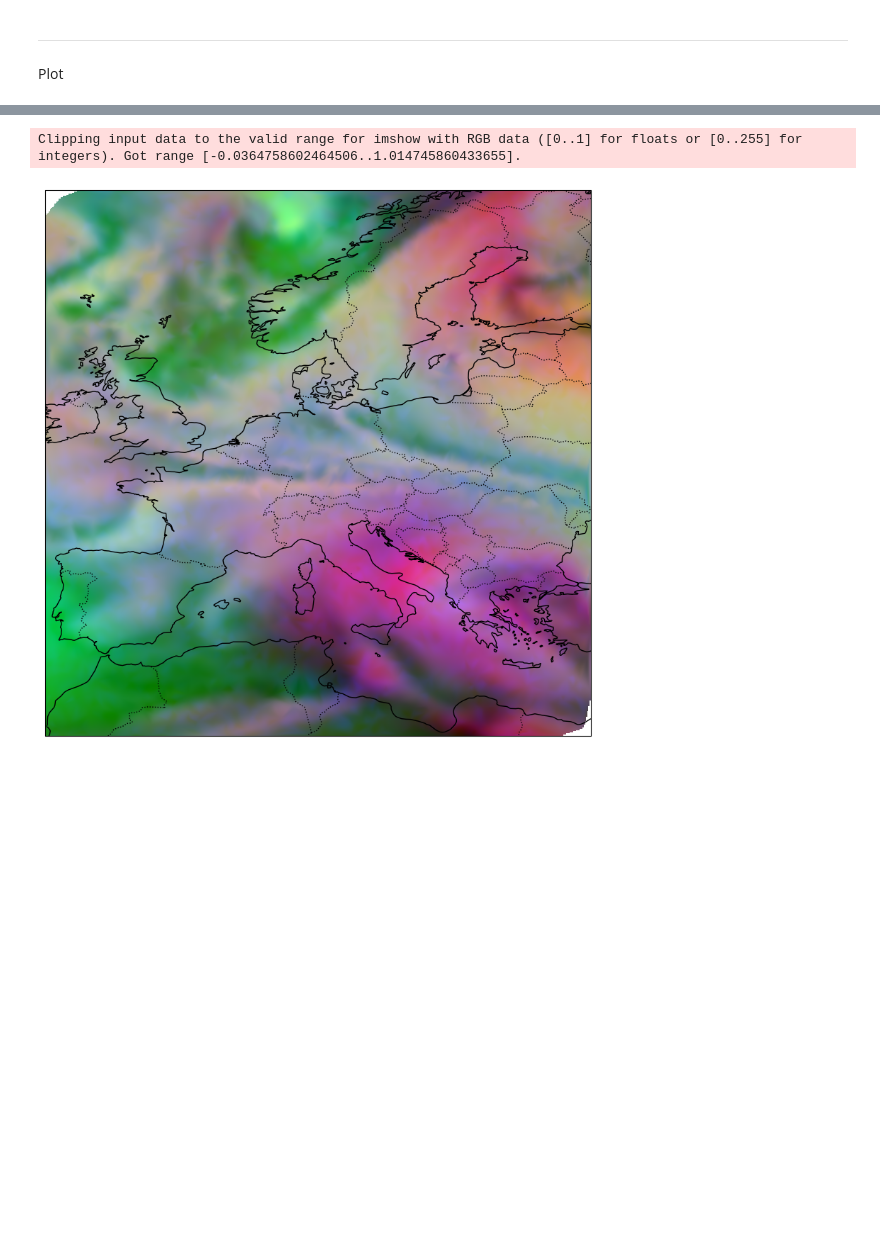
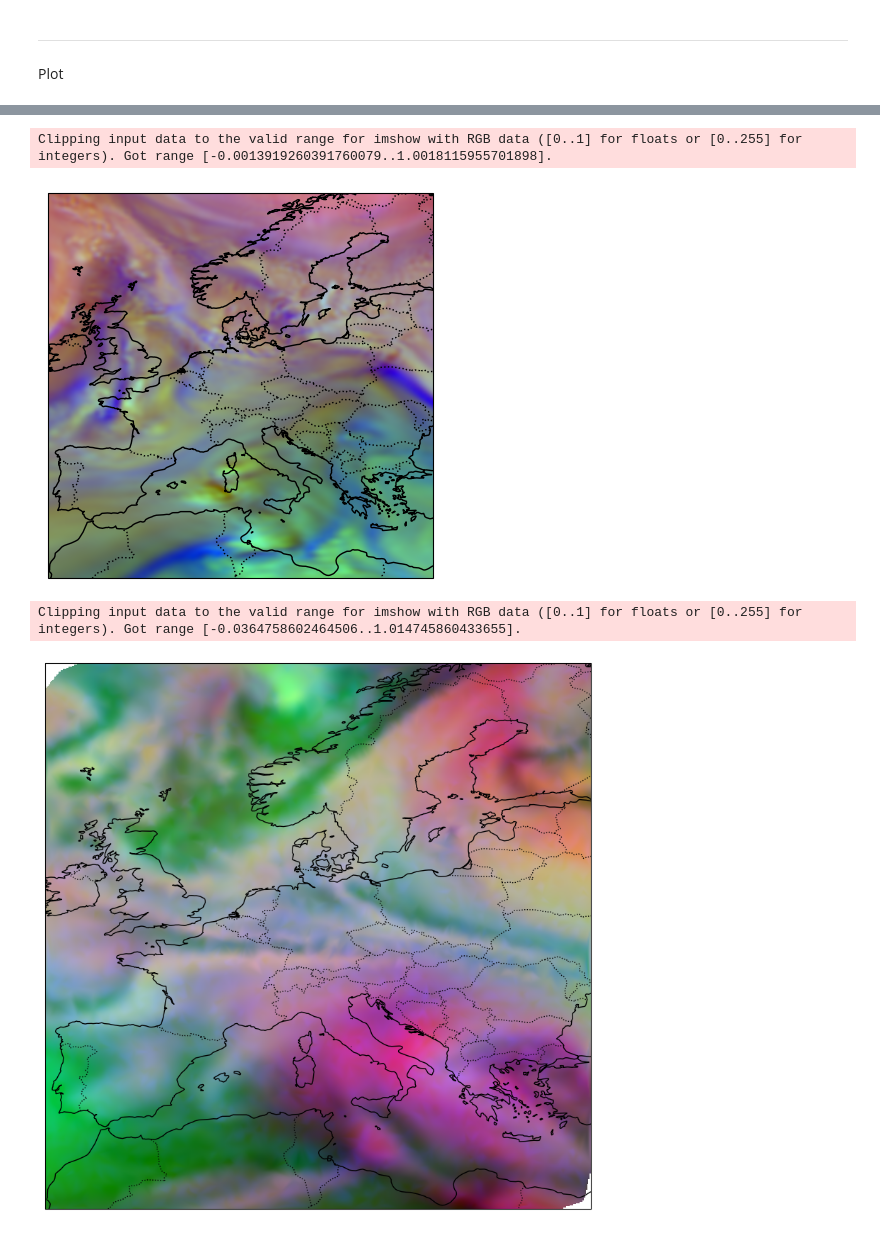
Before and after one commit to laueb4818/NOFE, a Jupyter notebook: ERA5/notebooks/visualize.ipynb, the cells around one changed output, grey strips where cells are left out. Drawn from its saved outputs; the diff is of its cells as text; code cells hidden in the pictures; blank space fills up the shorter version.

```diff
--- a/ERA5/notebooks/visualize.ipynb
+++ b/ERA5/notebooks/visualize.ipynb
@@ -234,3 +238,26 @@ Clipping input data to the valid range for imshow with RGB data ([0..1] for floa
+# %%
+import numpy as np
+import pandas as pd
+from sklearn.decomposition import PCA
+
+# example input (replace with your array)
+X = sample.x.detach().cpu().numpy() # shape: (samples, features)
+
+# apply PCA to reduce to 3 dimensions
+pca = PCA(n_components=3)
+X_reduced = pca.fit_transform(X)
+
+locations = pd.DataFrame({"lat": sample.meta.gps[:,0], "lon": sample.meta.gps[:,1]})
+
+
+# create pandas DataFrame
+res_pca= pd.DataFrame(X_reduced, columns=["x1", "x2", "x3"])
+res_pca = pd.concat([locations, res_pca], axis=1)
+
+fig = rgb(res_pca, figsize=figsize)
+# %% [output]
+Clipping input data to the valid range for imshow with RGB data ([0..1] for floats or [0..255] for integers). Got range [-0.0013919260391760079..1.0018115955701898].
+[figure, added]
 # %%
 # compare to input:
 inputs = sample.normed_values.cpu().numpy()
```
Also changed, not shown: parts of 12 cells of this notebook, 1 other file.
